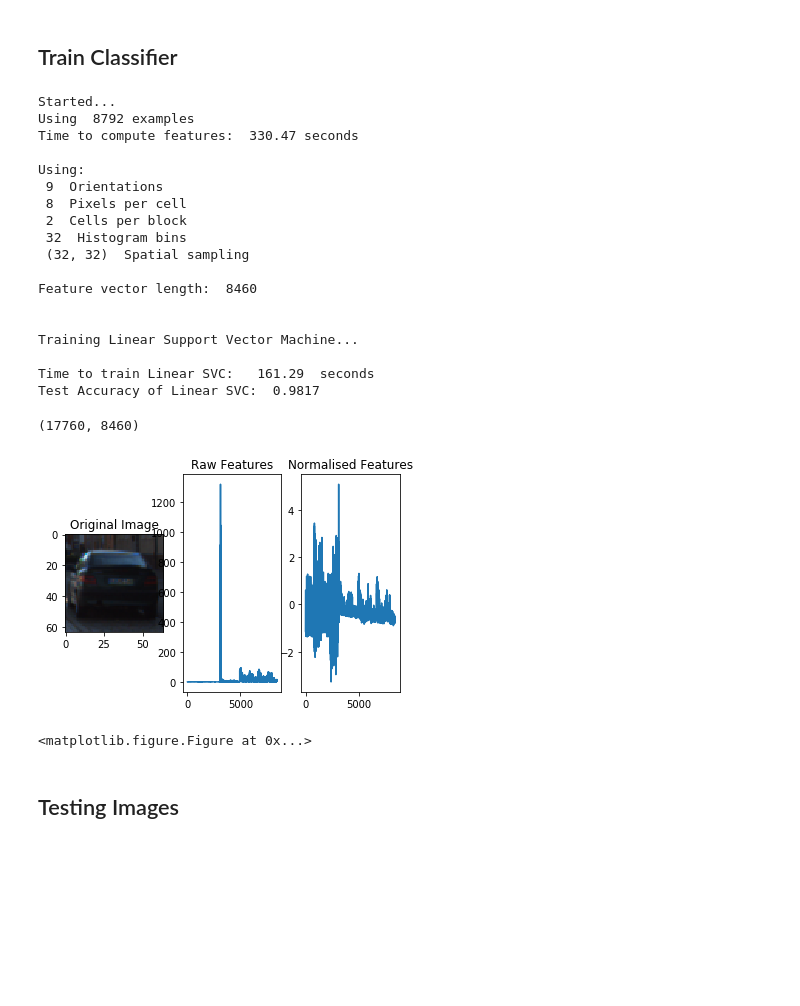
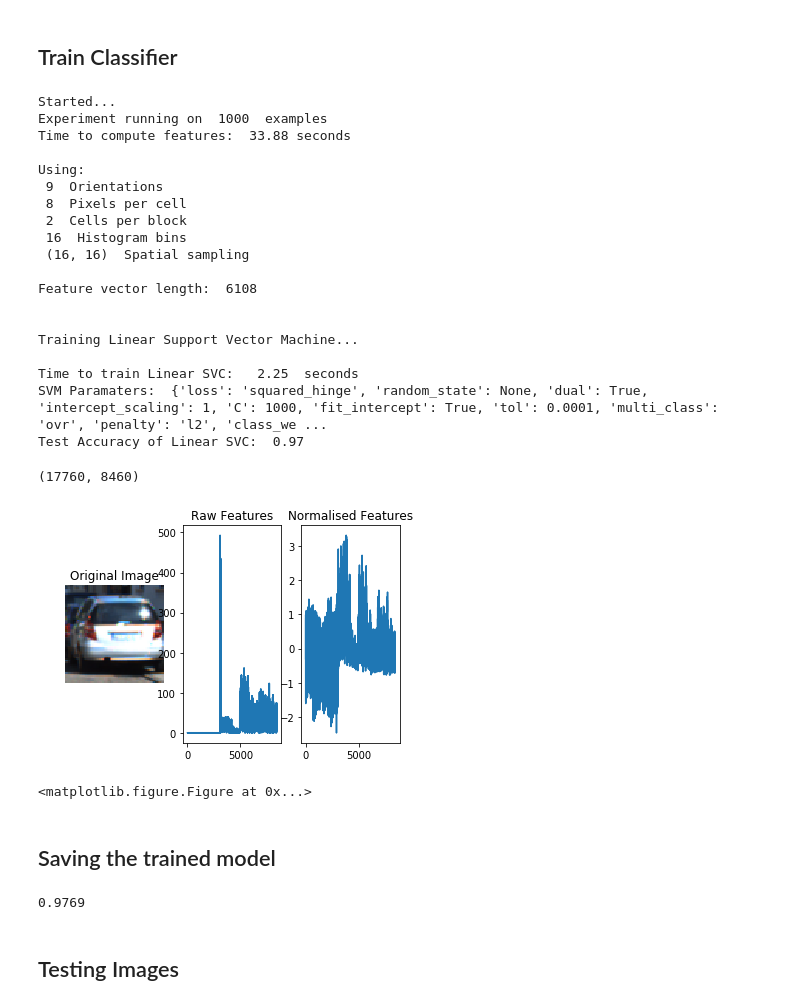
Before and after one commit to patrickcleeve/CarND-Term1-Vehicle-Detection-P5, a Jupyter notebook: CarND-Vehicle-Detection.ipynb, the cells around one changed output. Drawn from its saved outputs; the diff is of its cells as text; code cells hidden in the pictures; blank space fills up the shorter version.

```diff
--- a/CarND-Vehicle-Detection.ipynb
+++ b/CarND-Vehicle-Detection.ipynb
@@ -491,20 +492,35 @@ orient = 9              # Number of gradient orientations
 pix_per_cell = 8
 cell_per_block = 2
 hog_channel = "ALL"         # Can be 0, 1, 2, "ALL"
-spatial_size = (32, 32) # Spatial binning dimensions
-hist_bins = 32          # Number of histogram bins
+spatial_size = (16, 16) # Spatial binning dimensions
+hist_bins = 16          # Number of histogram bins
 spatial_feat = True     # Spatial features on or off
 hist_feat = True        # Histogram features on or off
 hog_feat = True         # HOG features on or off
 
+
+# If experimenting use the testing flag, to only use a sample (reduce training time)
+testing = True
+
 print("Started...")
+
 t = time.time()
 n_samples = 1000
 random_idxs = np.random.randint(0, len(cars), n_samples)
-train_cars = cars #np.array(cars)[random_idxs]
-train_notcars = notcars #np.array(notcars)[random_idxs]
 
-print("Using ", len(train_cars), "examples")
+if testing == True:
+
+    train_cars = np.array(cars)[random_idxs]
+    train_notcars = np.array(notcars)[random_idxs]
+    print("Experiment running on ", len(train_cars), " examples")
+
+else:
+
+    train_cars = cars
+    train_notcars = notcars
+    print("Training full model on all " , len(train_cars) + len(train_notcars), " examples")
+
+
 
 car_features = extract_features(train_cars, color_space=color_space, spatial_size=spatial_size,
                                   hist_bins=hist_bins, orient=orient, pix_per_cell=pix_per_cell,
@@ -547,7 +563,9 @@ scaled_X_test = X_scaler.transform(X_test)
 print("\n\nTraining Linear Support Vector Machine...\n")
 
 # Train a Linear SVC
-svc = LinearSVC()
+#svc = SVC(C=100)
+
+svc = LinearSVC(C=1000)
 
 # Check training time for the SVC
 t = time.time()
@@ -555,46 +573,54 @@ svc.fit(X_train, y_train)
 
 print("Time to train Linear SVC:  ", round(time.time() - t, 2), " seconds")
 
+
+print("SVM Paramaters: ", svc.get_params())
+
+
 # Check score of SVC
 print("Test Accuracy of Linear SVC: ", round(svc.score(X_test, y_test), 4))
 # %% [output]
 Started...
-Using  8792 examples
-Time to compute features:  330.47 seconds
+Experiment running on  1000  examples
+Time to compute features:  33.88 seconds
 
 Using:
  9  Orientations
  8  Pixels per cell
  2  Cells per block
- 32  Histogram bins
- (32, 32)  Spatial sampling
+ 16  Histogram bins
+ (16, 16)  Spatial sampling
 
-Feature vector length:  8460
+Feature vector length:  6108
 
 
 Training Linear Support Vector Machine...
 
-Time to train Linear SVC:   161.29  seconds
-Test Accuracy of Linear SVC:  0.9817
+Time to train Linear SVC:   2.25  seconds
+SVM Paramaters:  {'loss': 'squared_hinge', 'random_state': None, 'dual': True, 'intercept_scaling': 1, 'C': 1000, 'fit_intercept': True, 'tol': 0.0001, 'multi_class': 'ovr', 'penalty': 'l2', 'class_we ...
+Test Accuracy of Linear SVC:  0.97
 # %%
 # TODO: show difference between raw and normalised features
 
 rand_int = np.random.randint(0, len(train_cars))
 car_image = mpimg.imread(train_cars[rand_int])
 
-print(X.shape)
+
+# Visualise Raw and Normalised Features
 f, (ax1, ax2, ax3) = plt.subplots(1, 3)
-
 plt.figure(figsize=(12,6))
 
+ax1.axis("off")
 ax1.imshow(car_image)
 ax1.set_title("Original Image")
 ax2.plot(X_train[rand_int, :])
 ax2.set_title("Raw Features")
 ax3.plot(scaled_X_train[rand_int, :])
 ax3.set_title("Normalised Features")
-plt.subplots_adjust(left=0.2, right=0.5, top=0.1, bottom=0)
+plt.subplots_adjust(left=0.1, right=1, top=0.1, bottom=0)
 # %% [output]
 (17760, 8460)
-[figure, old version]
+[figure, new version]
 <matplotlib.figure.Figure at 0x...>
+# %% [markdown]
+## Saving the trained model
@@ -600,0 +631,8 @@ plt.subplots_adjust(left=0.2, right=0.5, top=0.1, bottom=0)
+# %%
+# load the model from disk
+filename = 'models/trained_svc.sav'
+loaded_model = pickle.load(open(filename, 'rb'))
+result = loaded_model.score(X_test, y_test)
+print(round(result, 4))
+# %% [output]
+0.9769
```
Also changed, not shown: parts of 15 cells of this notebook.
